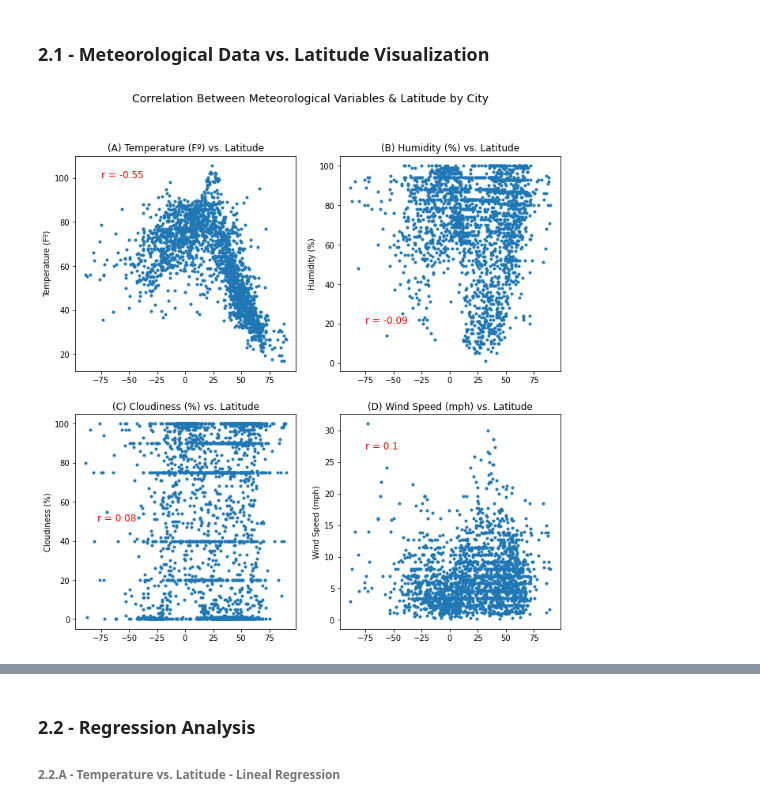
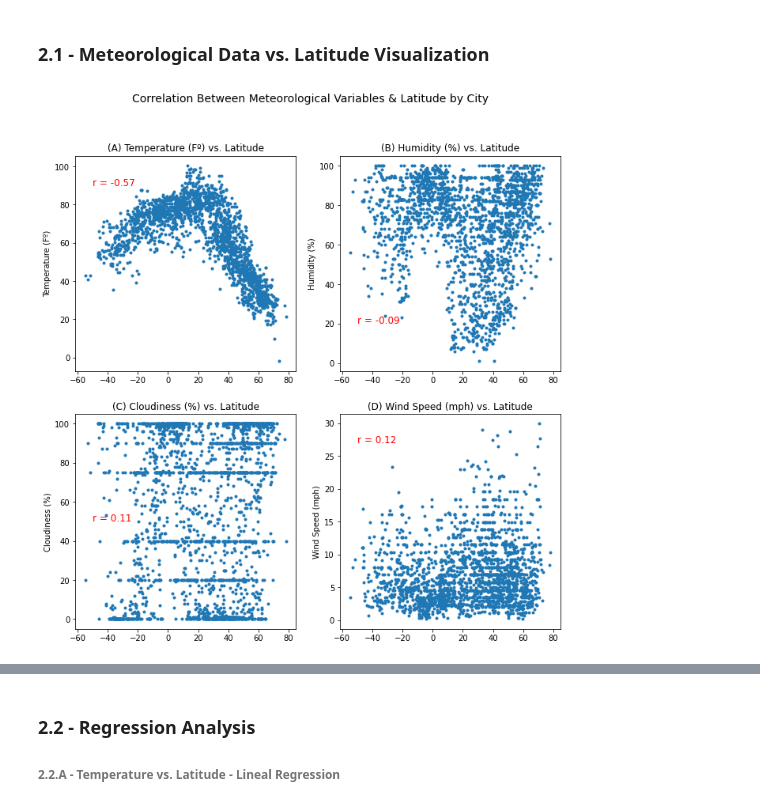
Before and after one commit to martinsingla/python-API-challenge, a Jupyter notebook: weather_analysis.ipynb, the cells around one changed output, grey strips where cells are left out. Saved outputs shown, nothing was run; the diff lists cells and outputs as text; code cells hidden in the pictures.

```diff
--- a/weather_analysis.ipynb
+++ b/weather_analysis.ipynb
@@ -47,16 +47,16 @@ len(city_names) #10000 city names matched
 
 #removing duplicated cities
 unique_cities = []
-unique_lat = []
-unique_lng = []
-unique_country= []
+estimated_lat = []
+estimated_lng = []
+country= []
 
 for i in range(0, 10000):
     if city_names[i] not in unique_cities:
         unique_cities.append(city_names[i])
-        unique_lat.append(lat_samp[i])
-        unique_lng.append(lat_samp[i])
-        unique_country.append(country_codes[i])
+        estimated_lat.append(lat_samp[i])
+        estimated_lng.append(lng_samp[i])
+        country.append(country_codes[i])
 
 #creating dataframe
 df = pd.DataFrame({
@@ -92,6 +92,8 @@ for i in range(0, len(df)):
 
     try:
         #Assingning to df
+        df.iloc[i, 2] = response["coord"]["lat"]
+        df.iloc[i, 3] = response["coord"]["lon"]
         df.iloc[i, 4] = response["main"]["temp"]
         df.iloc[i, 5] = response["main"]["humidity"]
         df.iloc[i, 6] = response["clouds"]["all"]
@@ -142,31 +144,31 @@ Some information not found for city ziro
 # %%
 #Scatter-plots for multiple variables
 
 fig1, axs = plt.subplots(2,2, figsize=(11,11))
 fig1.suptitle("Correlation Between Meteorological Variables & Latitude by City", size= 14)
 
 axs[0,0].scatter(df.loc[:,"Lat"], df.loc[:,"Temperature (F)"], marker= ".")
 axs[0,0].set_title("(A) Temperature (Fº) vs. Latitude")
 axs[0,0].set_ylabel("Temperature (Fº)")
-axs[0,0].text(-75, 100, f'r = {round(np.corrcoef(df.loc[:,"Lat"], df.loc[:,"Temperature (F)"])[0,1],2)}', color= "red", fontsize= 12)
+axs[0,0].text(-50, 90, f'r = {round(np.corrcoef(df.loc[:,"Lat"], df.loc[:,"Temperature (F)"])[0,1],2)}', color= "red", fontsize= 12)
 
 axs[0,1].scatter(df.loc[:,"Lat"], df.loc[:,"Humidity (%)"], marker= ".")
 axs[0,1].set_title("(B) Humidity (%) vs. Latitude")
 axs[0,1].set_ylabel("Humidity (%)")
-axs[0,1].text(-75, 20, f'r = {round(np.corrcoef(df.loc[:,"Lat"], df.loc[:,"Humidity (%)"])[0,1],2)}', color= "red", fontsize= 12)
+axs[0,1].text(-50, 20, f'r = {round(np.corrcoef(df.loc[:,"Lat"], df.loc[:,"Humidity (%)"])[0,1],2)}', color= "red", fontsize= 12)
 
 axs[1,0].scatter(df.loc[:,"Lat"], df.loc[:,"Cloudiness (%)"], marker= ".")
 axs[1,0].set_title("(C) Cloudiness (%) vs. Latitude")
 axs[1,0].set_ylabel("Cloudiness (%)")
-axs[1,0].text(-78, 50, f'r = {round(np.corrcoef(df.loc[:,"Lat"], df.loc[:,"Cloudiness (%)"])[0,1],2)}', color= "red", fontsize= 12)
+axs[1,0].text(-50, 50, f'r = {round(np.corrcoef(df.loc[:,"Lat"], df.loc[:,"Cloudiness (%)"])[0,1],2)}', color= "red", fontsize= 12)
 
 axs[1,1].scatter(df.loc[:,"Lat"], df.loc[:,"Wind Speed (mph)"], marker= ".")
 axs[1,1].set_title("(D) Wind Speed (mph) vs. Latitude")
 axs[1,1].set_ylabel("Wind Speed (mph)")
-axs[1,1].text(-75, 27, f'r = {round(np.corrcoef(df.loc[:,"Lat"], df.loc[:,"Wind Speed (mph)"])[0,1],2)}', color= "red", fontsize= 12)
+axs[1,1].text(-50, 27, f'r = {round(np.corrcoef(df.loc[:,"Lat"], df.loc[:,"Wind Speed (mph)"])[0,1],2)}', color= "red", fontsize= 12)
 
 plt.show()
 # %% [output]
-[figure, old version]
+[figure, new version]
 # %% [markdown]
 ###### _2.1.A - Temperature vs. Latitude_
```
Also changed, not shown: parts of 10 cells of this notebook, 15 other files.
